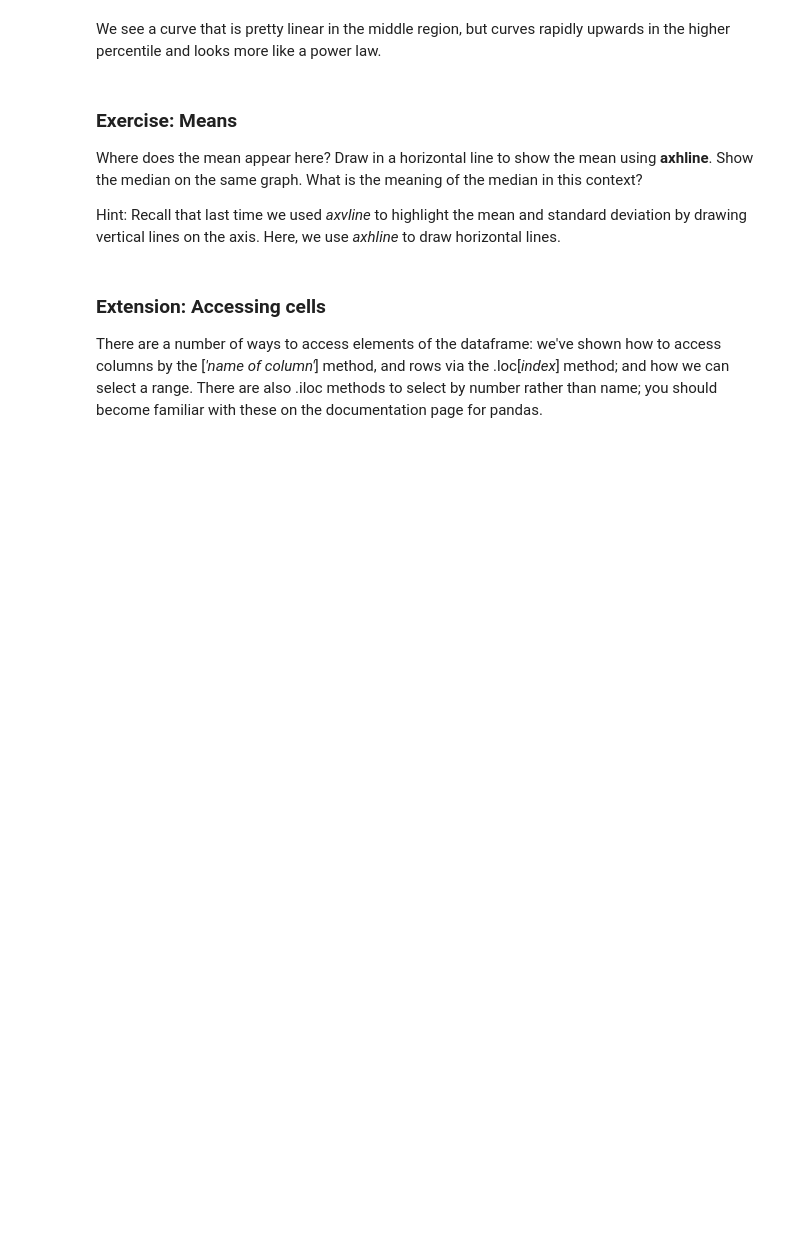
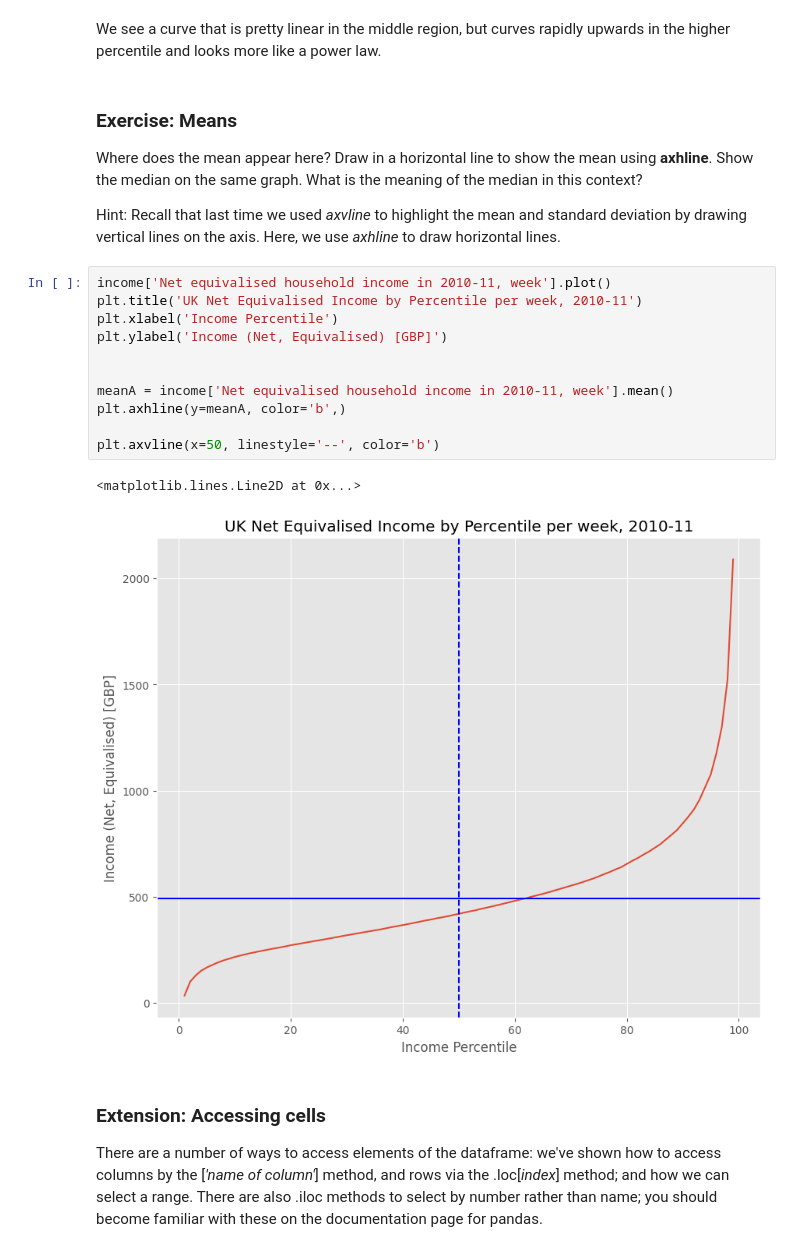
Before and after one commit to NanaShirasu/QM2, a Jupyter notebook: notebooks/W02. Pandas.ipynb, the cells around one changed output. Drawn from its saved outputs; the diff is of its cells as text; blank space fills up the shorter version.

```diff
--- a/notebooks/W02. Pandas.ipynb
+++ b/notebooks/W02. Pandas.ipynb
@@ -211,6 +216,20 @@ We see a curve that is pretty linear in the middle region, but curves rapidly up
 Where does the mean appear here? Draw in a horizontal line to show the mean using **axhline**. Show the median on the same graph. What is the meaning of the median in this context?
 
 Hint: Recall that last time we used *axvline* to highlight the mean and standard deviation by drawing vertical lines on the axis. Here, we use *axhline* to draw horizontal lines.
+# %%
+income['Net equivalised household income in 2010-11, week'].plot()
+plt.title('UK Net Equivalised Income by Percentile per week, 2010-11')
+plt.xlabel('Income Percentile')
+plt.ylabel('Income (Net, Equivalised) [GBP]')
+
+
+meanA = income['Net equivalised household income in 2010-11, week'].mean()
+plt.axhline(y=meanA, color='b',)
+
+plt.axvline(x=50, linestyle='--', color='b')
+# %% [output]
+<matplotlib.lines.Line2D at 0x...>
+[figure, added]
 # %% [markdown]
 ### Extension: Accessing cells
 
```
Also changed, not shown: parts of 12 cells of this notebook.
